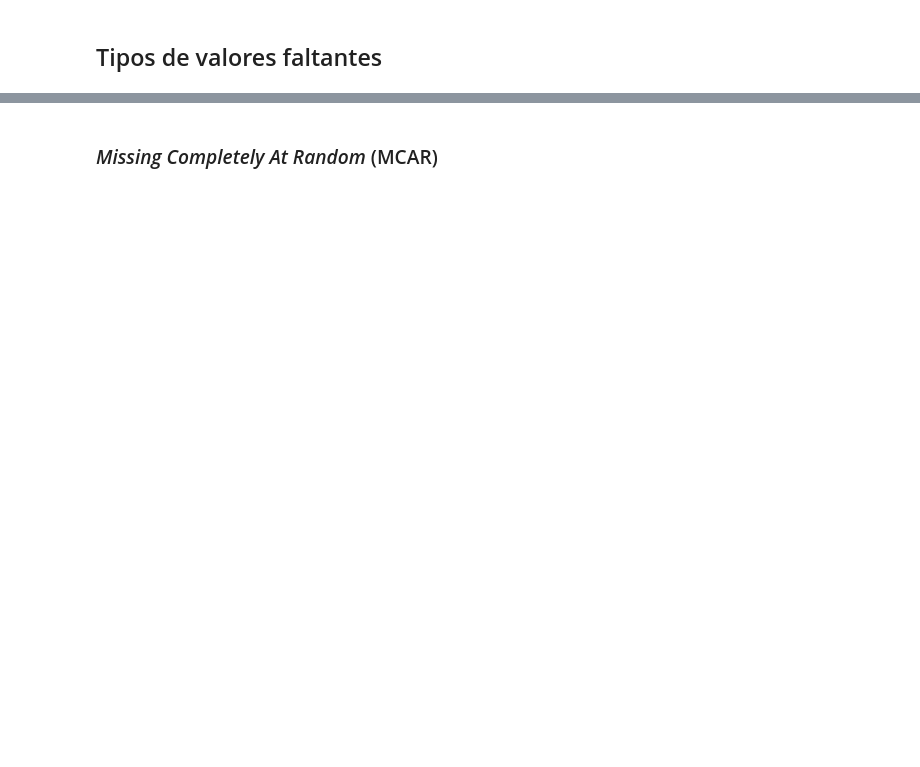
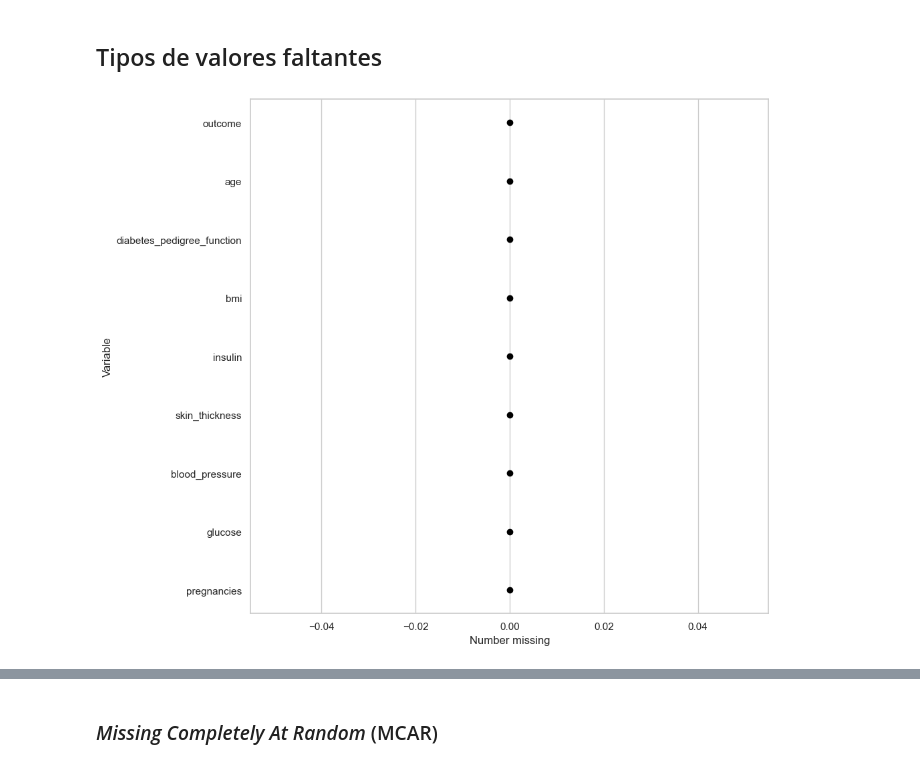
Before and after one commit to RaymundoSGlz/Manejo-de-datos-faltantes, a Jupyter notebook: live-exploration-missing-values.ipynb, the cells around one changed output, grey strips where cells are left out. Cells and saved outputs as stored; diff of their text form; code cells hidden in the pictures; blank space fills up the shorter version.

```diff
--- a/live-exploration-missing-values.ipynb
+++ b/live-exploration-missing-values.ipynb
@@ -603,2 +775,6 @@ Ejemplo, encontrar los pares faltantes de `name` y `time`.
 # %% [markdown]
 ## Tipos de valores faltantes
+# %%
+diabetes_df.missing.missing_variable_plot()
+# %% [output]
+[figure, added]
```
Also changed, not shown: parts of 18 cells of this notebook, 1 other file.
